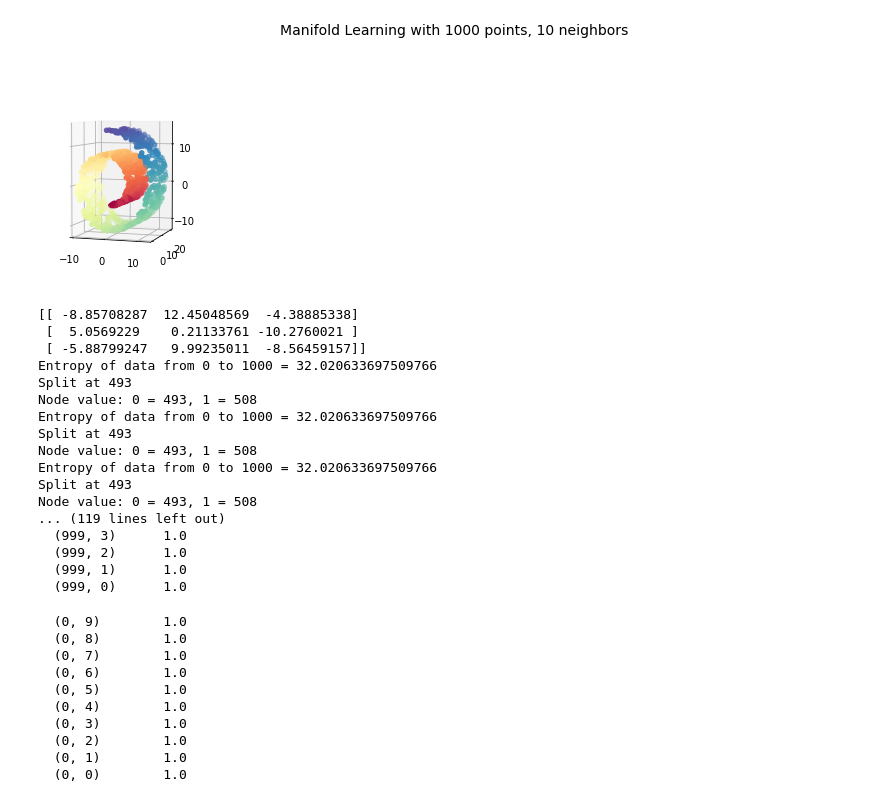
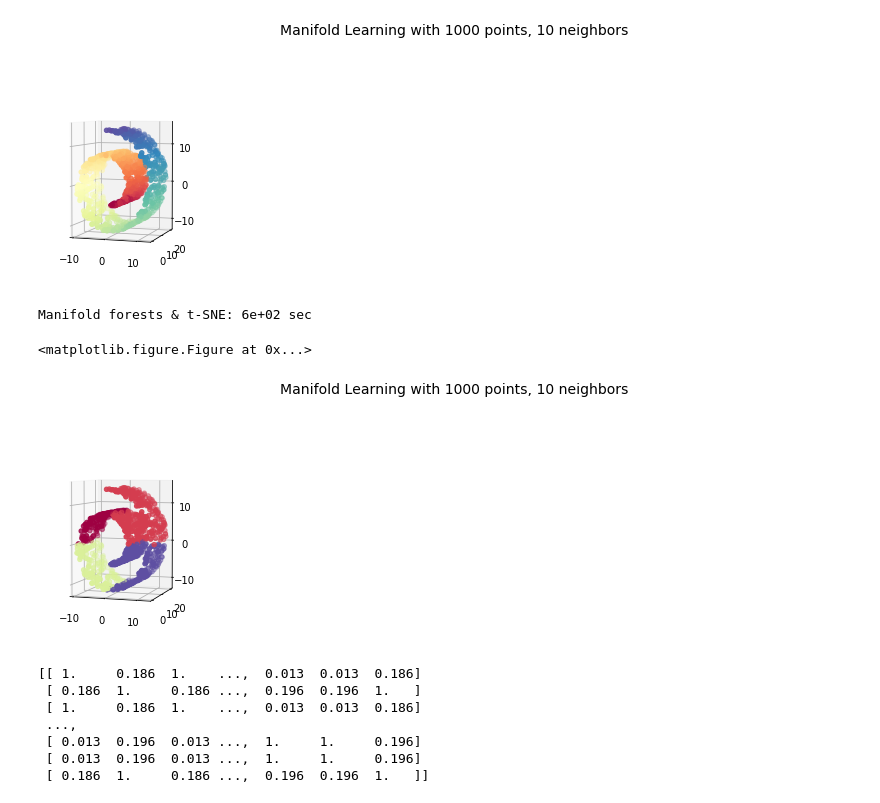
Before and after one commit to fabrichter/scikit-learn, a Jupyter notebook: examples/manifold/plot_compare_methods.ipynb, the cells around one changed output. Saved outputs shown, nothing was run; the diff lists cells and outputs as text; code cells hidden in the pictures.

```diff
--- a/examples/manifold/plot_compare_methods.ipynb
+++ b/examples/manifold/plot_compare_methods.ipynb
@@ -75,55 +75,36 @@ representation of the data in the low-dimensional space.
 # %%
 plt.figure()
 t0 = time()
-mf = ManifoldForest(n_estimators=10, max_depth=4)
-print(X[:3])
+mf = ManifoldForest(n_estimators=1000, max_depth=4, n_jobs=-1)
 W = mf.fit_transform(X)
-print(W)
-# tsne = manifold.SpectralEmbedding(n_components=1, affinity='precomputed', random_state=0)
-# Y = tsne.fit_transform(W)
-# t1 = time()
-# print("Manifold forests & t-SNE: %.2g sec" % (t1 - t0))
-# fig = plt.figure(figsize=(15, 8))
-# plt.suptitle("Manifold Learning with %i points, %i neighbors"
-#              % (1000, n_neighbors), fontsize=14)
+tsne = manifold.SpectralEmbedding(n_components=1, affinity='precomputed', random_state=0)
+Y = tsne.fit_transform(W)
+t1 = time()
+print("Manifold forests & t-SNE: %.2g sec" % (t1 - t0))
+fig = plt.figure(figsize=(15, 8))
+plt.suptitle("Manifold Learning with %i points, %i neighbors"
+             % (1000, n_neighbors), fontsize=14)
 
 
-# ax = fig.add_subplot(251, projection='3d')
-# ax.scatter(X[:, 0], X[:, 1], X[:, 2], c=Y, cmap=plt.cm.Spectral)
-# ax.view_init(4, -72)
+ax = fig.add_subplot(251, projection='3d')
+ax.scatter(X[:, 0], X[:, 1], X[:, 2], c=Y, cmap=plt.cm.Spectral)
+ax.view_init(4, -72)
 
-# plt.show()
+plt.show()
 # %% [output]
-[[ -8.85708287  12.45048569  -4.38885338]
- [  5.0569229    0.21133761 -10.2760021 ]
- [ -5.88799247   9.99235011  -8.56459157]]
-Entropy of data from 0 to 1000 = 32.020633697509766
-Split at 493
-Node value: 0 = 493, 1 = 508
-Entropy of data from 0 to 1000 = 32.020633697509766
-Split at 493
-Node value: 0 = 493, 1 = 508
-Entropy of data from 0 to 1000 = 32.020633697509766
-Split at 493
-Node value: 0 = 493, 1 = 508
-... (119 lines left out)
-  (999, 3)      1.0
-  (999, 2)      1.0
-  (999, 1)      1.0
-  (999, 0)      1.0
+Manifold forests & t-SNE: 6e+02 sec
+<matplotlib.figure.Figure at 0x...>
+[figure, added]
 # %%
-print(W[0])
+print(W)
 # %% [output]
-  (0, 9)        1.0
-  (0, 8)        1.0
-  (0, 7)        1.0
-  (0, 6)        1.0
-  (0, 5)        1.0
-  (0, 4)        1.0
-  (0, 3)        1.0
-  (0, 2)        1.0
-  (0, 1)        1.0
-  (0, 0)        1.0
+[[ 1.     0.186  1.    ...,  0.013  0.013  0.186]
+ [ 0.186  1.     0.186 ...,  0.196  0.196  1.   ]
+ [ 1.     0.186  1.    ...,  0.013  0.013  0.186]
+ ...,
+ [ 0.013  0.196  0.013 ...,  1.     1.     0.196]
+ [ 0.013  0.196  0.013 ...,  1.     1.     0.196]
+ [ 0.186  1.     0.186 ...,  0.196  0.196  1.   ]]
 # %%
 from sklearn.tree import DecisionTreeClassifier
 import numpy as np
```
Also changed, not shown: parts of 6 cells of this notebook, 2 other files.
